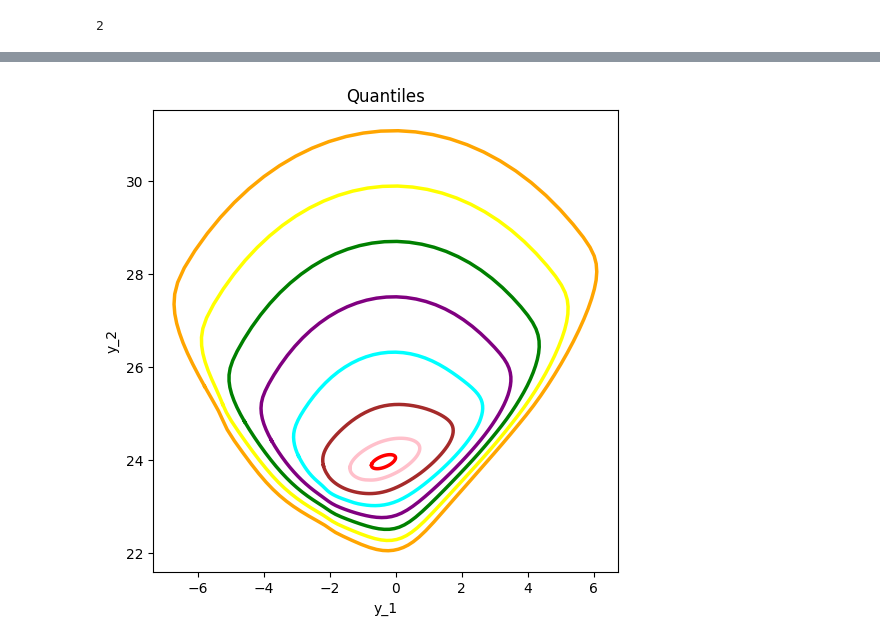
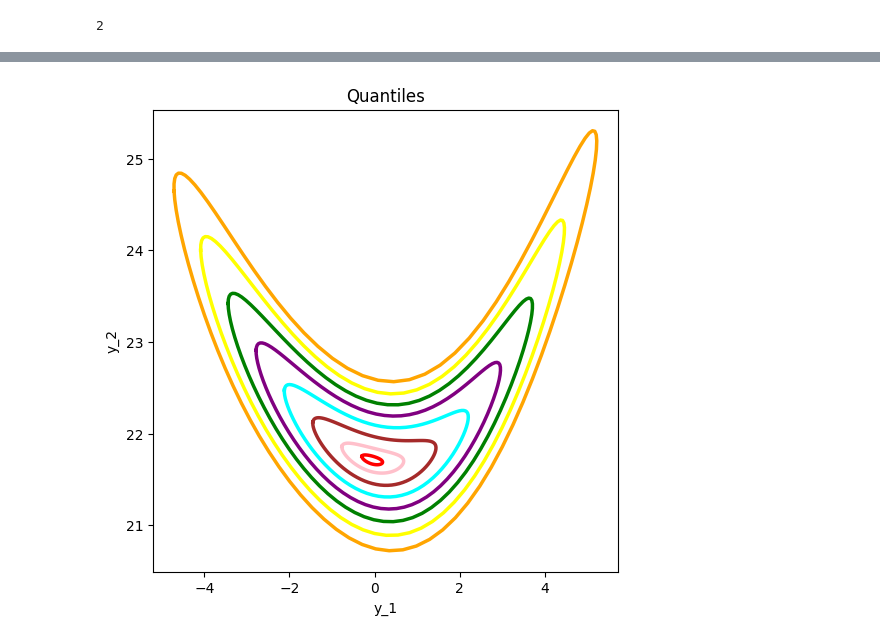
Before and after one commit to VldKnd/conditional_quantile_function, a Jupyter notebook: vector_quantile_regression/notebooks/cpflow_toy_test.ipynb, the cells around one changed output, grey strips where cells are left out. Saved outputs shown, nothing was run; the diff lists cells and outputs as text; code cells hidden in the pictures.

Commit message:
feat(cp-flow): Added missed .eval() and bruteforse flag for inference. Added multiple flows for training

```diff
--- a/vector_quantile_regression/notebooks/cpflow_toy_test.ipynb
+++ b/vector_quantile_regression/notebooks/cpflow_toy_test.ipynb
@@ -42,26 +42,19 @@ from lib import distributions
 from data.toy_data import Gaussian as ToyData
 from lib.utils import makedirs
 # %%
-depth = 5
+depth = 10
 k = 64
-lr = 0.05
+lr = 0.001
 factor = 0.5
 patience = 2000
-num_epochs = 100
-print_every = 10
+num_epochs = 20
+print_every = 100
 
-batch_size_train = 128
+batch_size_train = 64
 batch_size_test = 64
 
 dimx = d
 dimc = X_scaled.shape[1]
-
-if dimx == 2:
-    m = np.array([1.5, 1.0])
-    C = np.array([[0.9, -0.75], [-0.75, 0.9]])  # fixed for visualization
-else:
-    m = None
-    C = None
 # %%
 dimx
 # %% [output]
@@ -89,12 +82,16 @@ test_loader = torch.utils.data.DataLoader(
 # %%
 results = list()
 # %%
+nblocks = 4
+
 # icnn = ICNN3(dimx, k, depth, symm_act_first=False, softplus_type='gaussian_softplus', zero_softplus=True)
-icnn = PICNN(dim=dimx, dimh=k, dimc=dimc, num_hidden_layers=depth, symm_act_first=False, softplus_type='gaussian_softplus', zero_softplus=True)
+icnns = [PICNN(dim=dimx, dimh=k, dimc=dimc, num_hidden_layers=depth, symm_act_first=True, softplus_type='gaussian_softplus',
+               zero_softplus=True) for _ in range(nblocks)]
 
-flow = SequentialFlow(
-    [DeepConvexFlow(icnn, dimx, unbiased=False, bias_w1=-0.0)]
-)
+layers = [None] * (2 * nblocks + 1)
+layers[0::2] = [ActNorm(dimx) for _ in range(nblocks + 1)]
+layers[1::2] = [DeepConvexFlow(icnn, dimx, unbiased=False) for _, icnn in zip(range(nblocks), icnns)]
+flow = SequentialFlow(layers)
 # %%
 optim = torch.optim.Adam(flow.parameters(), lr=lr)
 sch = torch.optim.lr_scheduler.CosineAnnealingLR(optim, num_epochs * len(train_loader), eta_min=0)
@@ -128,7 +125,7 @@ def estimate_l2():
         if cuda:
             x_test = x_test.cuda()
             cond = cond.cuda()
-        z = flow.flows[0](x_test, context=cond)
+        z = flow.forward_transform(x_test, context=cond)[0]
         l2 += torch.sum((x_test - z)**2).item()
         count += x_test.size(0)
     return l2 / count
@@ -268,6 +255,9 @@ for x_ in range(loop_start_value, 250, 10):
         # pushforward_of_u = torch.autograd.grad(potential.sum(), u_tensor)[0]
 
         with torch.no_grad():
+            flow.eval()
+            for f in flow.flows[1::2]:
+                f.no_bruteforce = False
             z = flow.reverse(u_tensor, context=x)
             pushforward_of_u = z.cpu()
 
@@ -291,31 +281,34 @@ import matplotlib.pyplot as plt
 fig, ax1 = plt.subplots(1, 1, figsize=(6, 6))
 
 ax1.set_title('Quantiles')
 ax1.set_xlabel('y_1')
 ax1.set_ylabel('y_2')
 x = torch.tensor([2.4], **device_and_dtype_specifications)[:, None]
 x = x.repeat(u_tensor.shape[0], 1)
 
 
 colors = ['red', 'pink', 'brown', 'cyan', 'purple', 'green', 'yellow', "orange"]
 radii = [0.1, 0.3, 0.6, 0.9, 1.2, 1.5, 1.8, 2.1, 2.4, 5]
 for contour_radius, color in zip(radii, colors):
         pi_tensor = torch.linspace(-torch.pi, torch.pi, 100)
         u_tensor = torch.stack([
             contour_radius * torch.cos(pi_tensor),
             contour_radius * torch.sin(pi_tensor),
         ], dim=1)
 
         u_tensor = u_tensor.to(**device_and_dtype_specifications)
         u_tensor.requires_grad = True
 
 
         # potential = phi_network(x, u_tensor)
         # pushforward_of_u = torch.autograd.grad(potential.sum(), u_tensor)[0]
         with torch.no_grad():
+            flow.eval()
+            for f in flow.flows[1::2]:
+                f.no_bruteforce = False
             z = flow.reverse(u_tensor, context=x)
             pushforward_of_u = z.cpu()
 
         ax1.plot(pushforward_of_u[:, 0], pushforward_of_u[:, 1], color=color, linewidth=2.5)
 # %% [output]
-[figure, old version]
+[figure, new version]
```
Also changed, not shown: parts of 5 cells of this notebook.
